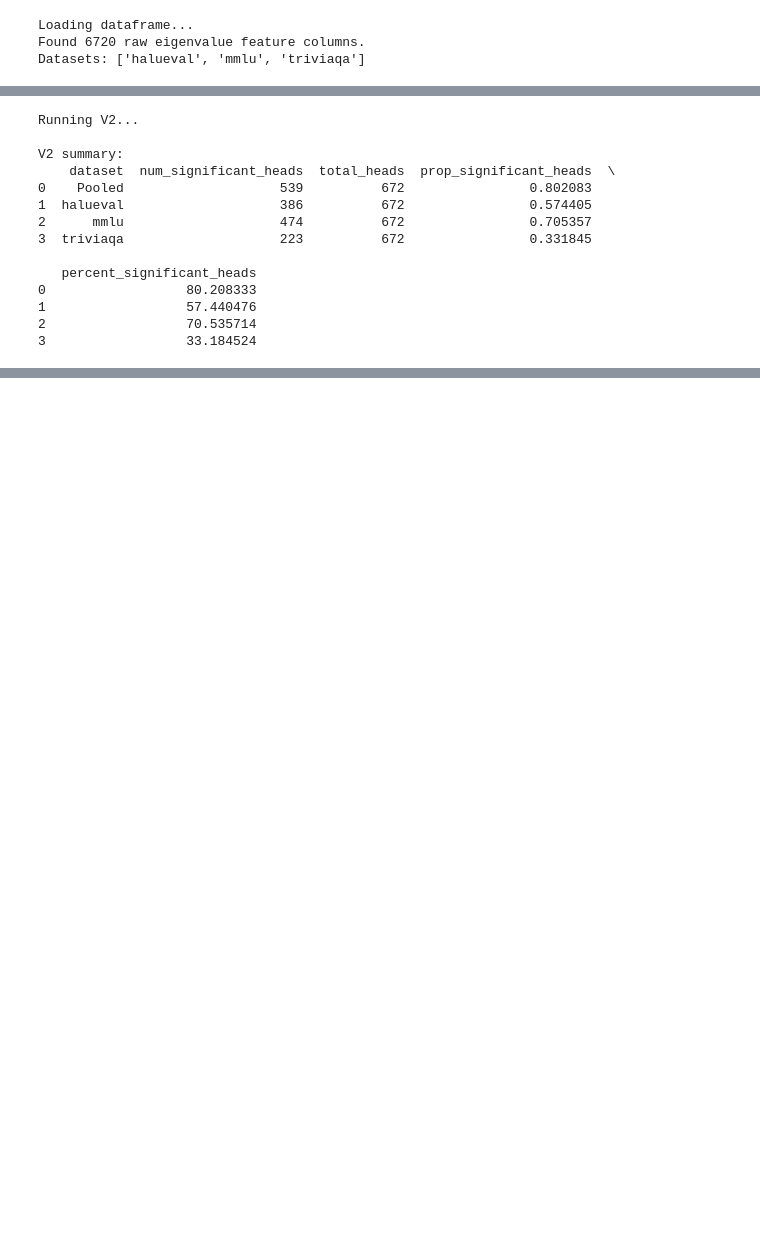
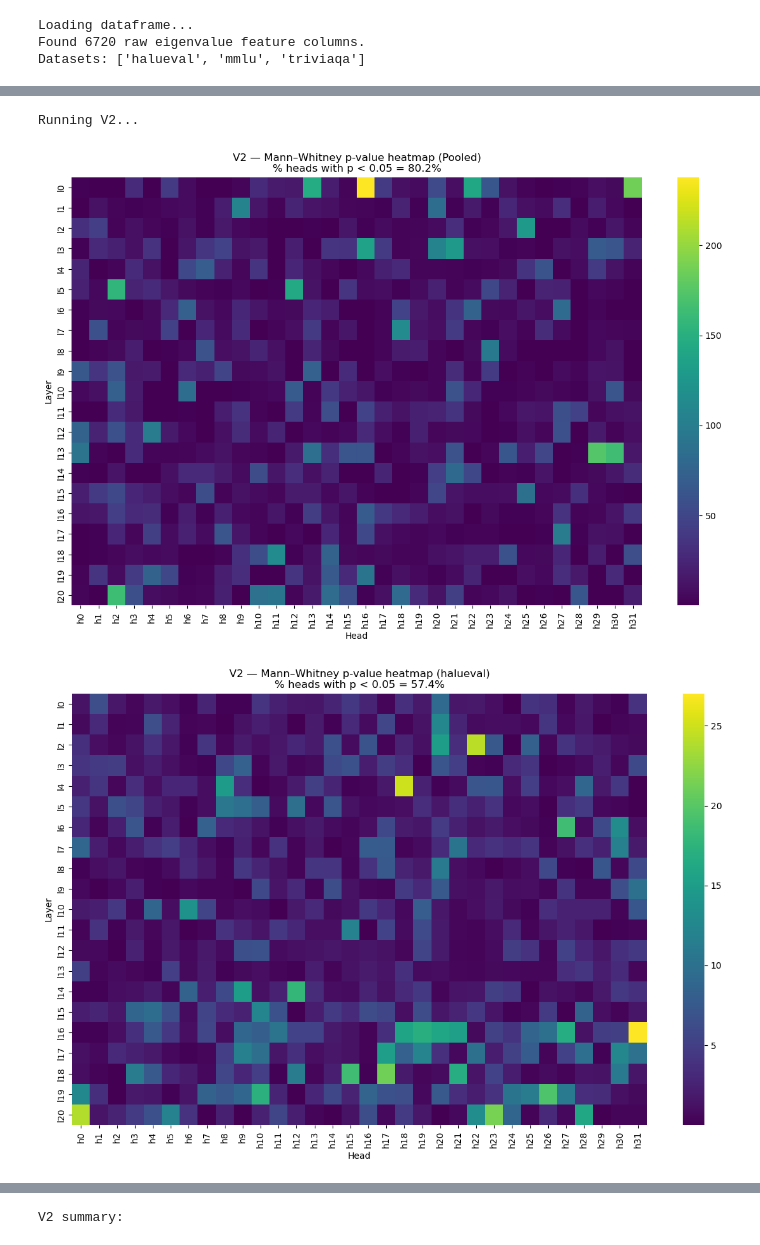
Before and after one commit to Erdos-Projects/spring-2026-LLM-hallucinations, a Jupyter notebook: spectral-llm-hal/notebooks/visualization.ipynb, the cells around one changed output, grey strips where cells are left out. Saved outputs shown, nothing was run; the diff lists cells and outputs as text; code cells hidden in the pictures; blank space fills up the shorter version.

Commit message:
updated visualization
updated visualization to put the figures in the notebook

```diff
--- a/spectral-llm-hal/notebooks/visualization.ipynb
+++ b/spectral-llm-hal/notebooks/visualization.ipynb
@@ -74,7 +74,7 @@ warnings.filterwarnings("ignore")
 # ============================================================
 
 # DATA_PATH = "df_pca_labelled_or_raw_features.parquet"   # <- change this
-OUTPUT_DIR = Path("step2_figures")
+OUTPUT_DIR = Path("../data/processed/temp")
 OUTPUT_DIR.mkdir(parents=True, exist_ok=True)
 
 # Column names in your dataframe
@@ -150,32 +151,21 @@ Running V1...
 # %%
 # -----------------------------
 # V2
 # -----------------------------
 print("Running V2...")
 v2_summary = run_v2_all_datasets(
     df=df,
     label_col=LABEL_COL,
     dataset_col=DATASET_COL,
     n_layers=N_LAYERS,
     n_heads=N_HEADS,
     top_k=TOP_K,
     output_dir=OUTPUT_DIR / "V2",
 )
-
+plt.show()
 print("\nV2 summary:")
-print(v2_summary)
+v2_summary
 # %% [output]
 Running V2...
-
-V2 summary:
-    dataset  num_significant_heads  total_heads  prop_significant_heads  \
-0    Pooled                    539          672                0.802083
-1  halueval                    386          672                0.574405
-2      mmlu                    474          672                0.705357
-3  triviaqa                    223          672                0.331845
-
-   percent_significant_heads
-0                  80.208333
-1                  57.440476
-2                  70.535714
-3                  33.184524
+[figure, added]
+[figure, added]
@@ -181,0 +174 @@ V2 summary:
+V2 summary:
```
Also changed, not shown: parts of 6 cells of this notebook, 1 other file.
